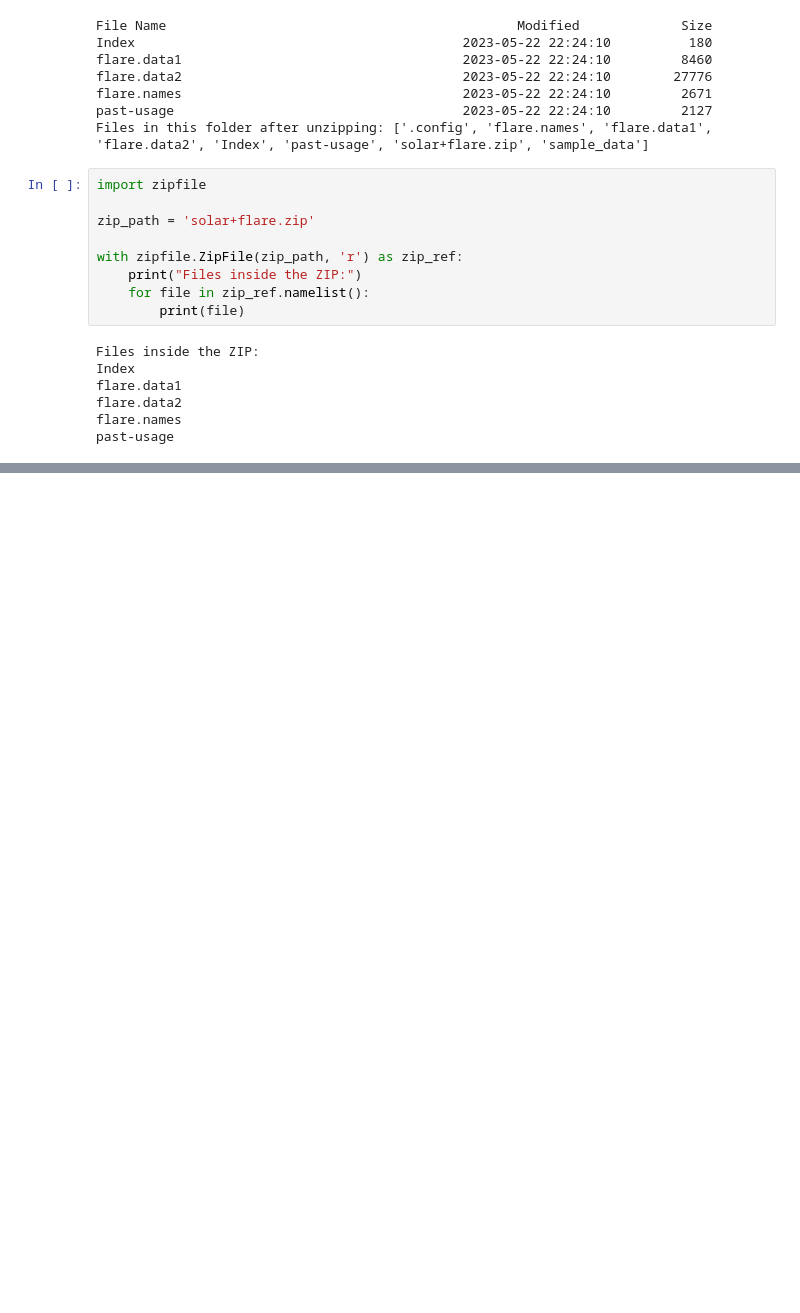
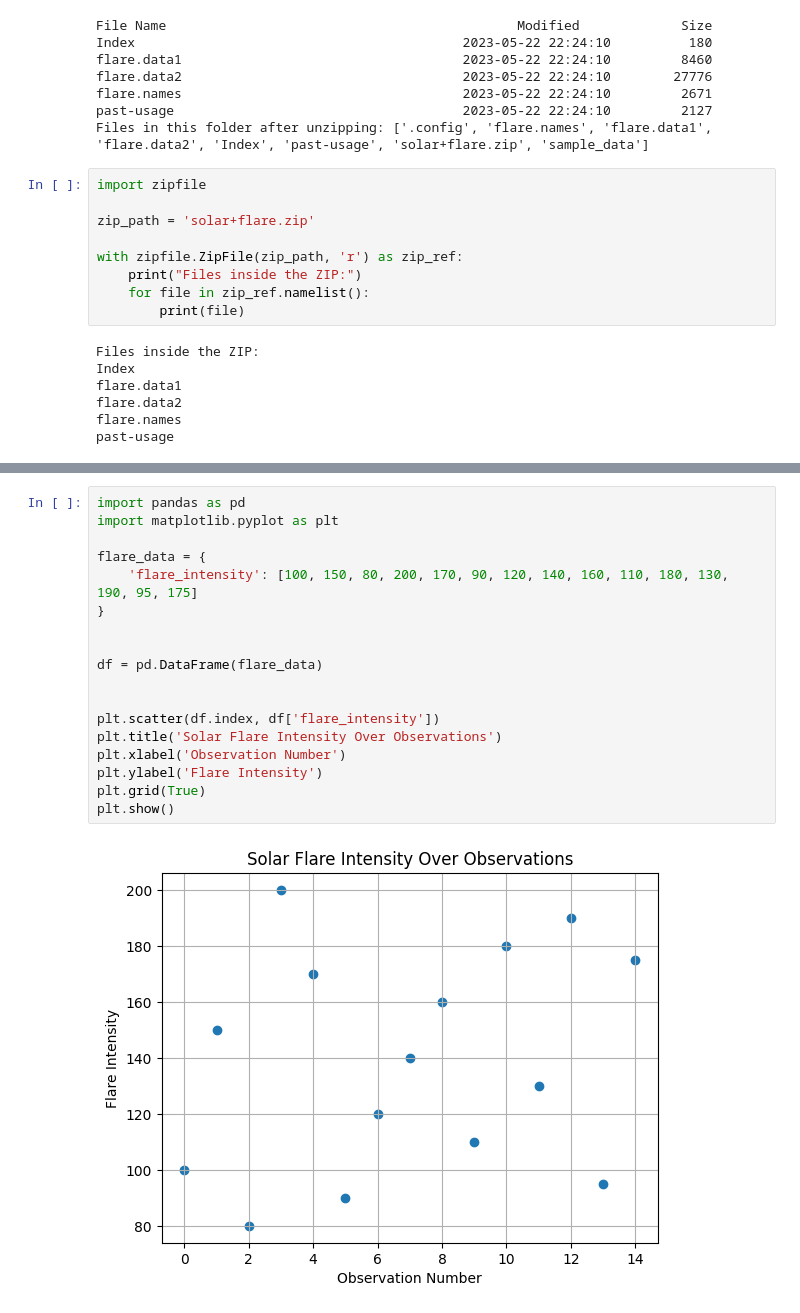
Before and after one commit to 333Codingw0/The-Repository, a Jupyter notebook: Copy_of_Data_Science_Research_Program_Final_Project.ipynb, the cells around one changed output, grey strips where cells are left out. Saved outputs shown, nothing was run; the diff lists cells and outputs as text; blank space fills up the shorter version.

```diff
--- a/Copy_of_Data_Science_Research_Program_Final_Project.ipynb
+++ b/Copy_of_Data_Science_Research_Program_Final_Project.ipynb
@@ -113,0 +113,20 @@ plt.show()
+# %%
+import pandas as pd
+import matplotlib.pyplot as plt
+
+flare_data = {
+    'flare_intensity': [100, 150, 80, 200, 170, 90, 120, 140, 160, 110, 180, 130, 190, 95, 175]
+}
+
+
+df = pd.DataFrame(flare_data)
+
+
+plt.scatter(df.index, df['flare_intensity'])
+plt.title('Solar Flare Intensity Over Observations')
+plt.xlabel('Observation Number')
+plt.ylabel('Flare Intensity')
+plt.grid(True)
+plt.show()
+# %% [output]
+[figure, added]
```
Also changed, not shown: parts of 2 cells of this notebook.
